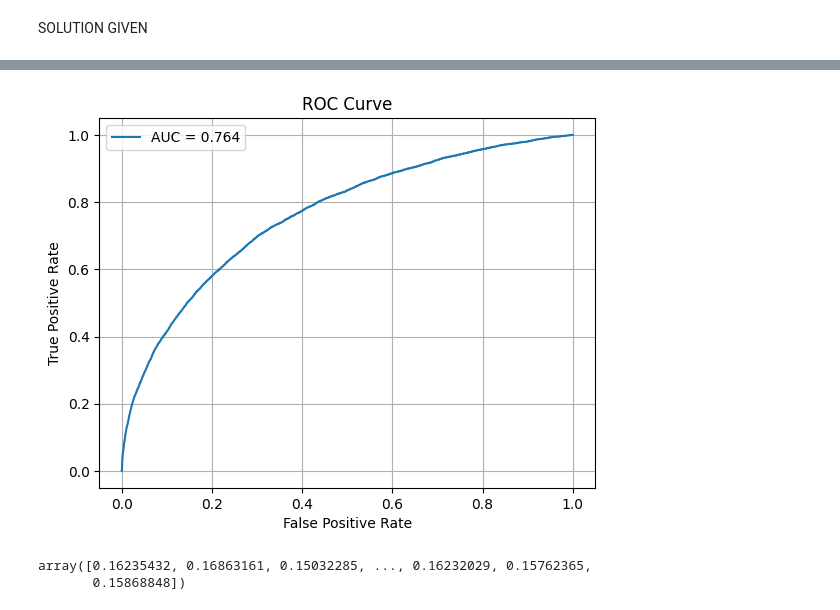
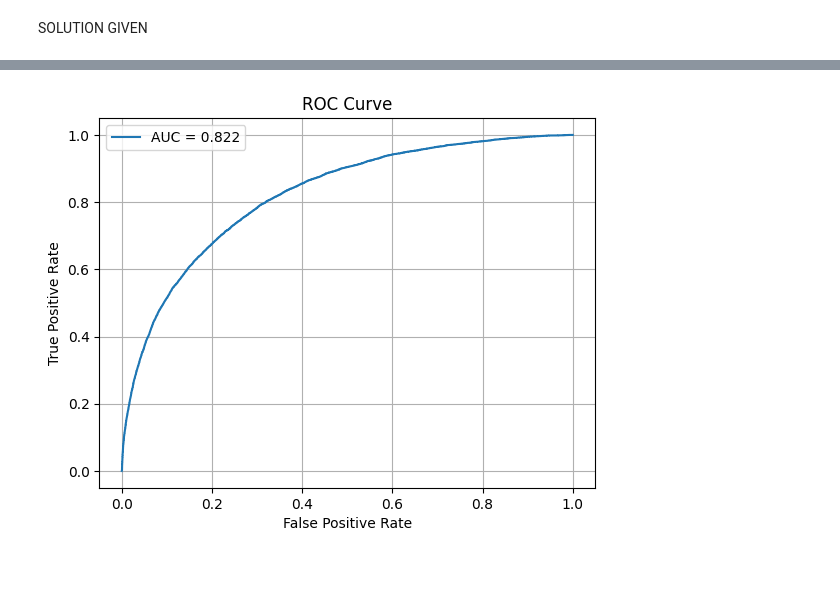
Before and after one commit to hanggao811/AnomalyDetectionLIGO, a Jupyter notebook: AE_simplest.ipynb, the cells around one changed output, grey strips where cells are left out. Cells and saved outputs as stored; diff of their text form; code cells hidden in the pictures; blank space fills up the shorter version.

Commit message:
with real and imag trained and kinks cusps tested

```diff
--- a/AE_simplest.ipynb
+++ b/AE_simplest.ipynb
@@ -100,6 +117,8 @@ sglf_train = add_correlation_channel(sglf_train)
 sglf_test = add_correlation_channel(sglf_test)
 background_test_data = add_correlation_channel(background_test_data)
 signal_test_data = add_correlation_channel(signal_test_data)
+kinks = add_correlation_channel(kinks)
+cusps = add_correlation_channel(cusps)
 # %%
 # Add Psd channel using Welch with shape (N_samples, 101)
 fs = 4096
@@ -231,21 +258,32 @@ class Autoencoder:
         decoder_output = layers.Conv1DTranspose(filters=self.f1, kernel_size=self.k1, strides=1, padding="same")(x)
         print(decoder_output.shape)
 
-        # STFT Head
-        print("STFT layer shape")
+        # STFT real Head
+        print("STFT real layer shape")
         stft_x = layers.Flatten()(latent_x)
         print(stft_x.shape)
         stft_x = layers.Dense(self.stft_shape[0]*self.stft_shape[1])(stft_x)
         print(stft_x.shape)
         stft_x = layers.Reshape((self.stft_shape[0],self.stft_shape[1]))(stft_x)
         print(stft_x.shape)
-        stft_output = layers.Conv1D(filters=self.stft_shape[1], kernel_size=1, strides=1, padding="same")(stft_x)
-        print(stft_output.shape)
+        stft_x_output = layers.Conv1D(filters=self.stft_shape[1], kernel_size=1, strides=1, padding="same")(stft_x)
+        print(stft_x_output.shape)
+
+        # STFT imag Head
+        print("STFT imag layer shape")
+        stft_y = layers.Flatten()(latent_x)
+        print(stft_y.shape)
+        stft_y = layers.Dense(self.stft_shape[0]*self.stft_shape[1])(stft_y)
+        print(stft_y.shape)
+        stft_y = layers.Reshape((self.stft_shape[0],self.stft_shape[1]))(stft_y)
+        print(stft_y.shape)
+        stft_y_output = layers.Conv1D(filters=self.stft_shape[1], kernel_size=1, strides=1, padding="same")(stft_y)
+        print(stft_y_output.shape)
 
 
-        self.model_ = keras.Model(inputs, outputs={"reconstructed_signal": decoder_output, "predicted_stft": stft_output })
-        self.model_.compile(loss={"reconstructed_signal": "mse","predicted_stft": "mse"},
-                            loss_weights={"reconstructed_signal": 1,"predicted_stft": 0.3},
+        self.model_ = keras.Model(inputs, outputs={"reconstructed_signal": decoder_output, "predicted_x_stft": stft_x_output, 'predicted_y_stft': stft_y_output})
+        self.model_.compile(loss={"reconstructed_signal": "mse","predicted_x_stft": "mse","predicted_y_stft": "mse"},
+                            loss_weights={"reconstructed_signal": 1,"predicted_x_stft": 0.3,"predicted_y_stft": 0.3},
                             optimizer=keras.optimizers.Adam(learning_rate=self.lr))
 
 
@@ -256,14 +294,14 @@ param_set = [
     {'batch_size': 256, 'dropout': 0.1, 'epochs': 50, 'f1': 32, 'f2': 16, 'f5': 3, 'k1': 16,  'k2': 32, 'k3': 64, 'k4': 128,  'k5': 5,  'lr': 0.001, 's1': 2, 's2': 2}, #0.978,0.984,0.280, before that(no correlation) 0.658,0.413,0.348
     #same feature but adding one more layer at the beginnning to make it symmetry without correlation #(None, 200, 32) (None, 100, 32) (None, 50, 16) (None, 100, 16) (None, 200, 32) (None, 200, 2)  0.942 0.968 0.346 no correlation gives 0.799 0.404 0.322
     #its not perfectly symmetric, let me try this
-    {'batch_size': 256, 'dropout': 0.1, 'epochs': 50, 'f1': 3, 'f2': 8, 'f3': 32, 'f4':128, 'k1': 4,  'k2':8 , 'k3': 16, 'k4':32, 'lr': 0.001, 's1': 1, 's2': 2, 's3':2, 's4':1}
+    {'batch_size': 700, 'dropout': 0.1, 'epochs': 50, 'f1': 3, 'f2': 8, 'f3': 32, 'f4':128, 'k1': 4,  'k2':8 , 'k3': 16, 'k4':32, 'lr': 0.001, 's1': 1, 's2': 2, 's3':2, 's4':1}
 
 
 ]
 params = param_set[1]
 AE = Autoencoder(input_shape=(200, 3),stft_shape=bg_train_stft.shape[1:], **params)
 AE.build_model()
-AE.model_.fit(background_train,{"reconstructed_signal":background_train,"predicted_stft":bg_train_stft},epochs=AE.epochs,batch_size=AE.batch_size,validation_split=0.2,verbose=1,callbacks=[EarlyStopping(monitor='val_loss', patience=5, restore_best_weights=True)])
+AE.model_.fit(background_train,{"reconstructed_signal":background_train,"predicted_x_stft":np.real(bg_train_stft),'predicted_y_stft':np.imag(bg_train_stft)},epochs=AE.epochs,batch_size=AE.batch_size,validation_split=0.2,verbose=1,callbacks=[EarlyStopping(monitor='val_loss', patience=5, restore_best_weights=True)])
 # %% [output]
 Encoder layer shape
 (None, 200, 3)
@@ -326,15 +324,15 @@ array([[[-0.11037654+0.00000000e+00j,  0.45128176+0.00000000e+00j,
 # %%
-test_pred = AE.predict(signal_test_data)['predicted_stft']
-bg_pred = AE.predict(background_test_data)['predicted_stft']
-test_mse = np.mean((test_pred - abs(signal_test_data_stft))**2,axis=(1,2))
-bg_mse = np.mean((bg_pred - abs(background_test_data_stft))**2,axis=(1,2))
+test_pred = AE.predict(signal_test_data)['predicted_x_stft']+1j*AE.predict(signal_test_data)['predicted_y_stft']
+bg_pred = AE.predict(background_test_data)['predicted_x_stft']+1j*AE.predict(background_test_data)['predicted_y_stft']
+test_mse = np.mean((test_pred - signal_test_data_stft)**2,axis=(1,2))
+bg_mse = np.mean((bg_pred - background_test_data_stft)**2,axis=(1,2))
 test_result = np.concatenate([bg_mse,test_mse])
 true = np.concatenate([np.zeros(bg_pred.shape[0]),np.ones(test_pred.shape[0])])
 # print(min(test_mse),max(test_mse),np.mean(test_mse))
 # print(min(bg_mse),max(bg_mse),np.mean(bg_mse))
 
-fpr, tpr, thresholds = roc_curve(true, test_result)
-auc_sg = roc_auc_score(true, test_result)
+fpr, tpr, thresholds = roc_curve(true, abs(test_result))
+auc_sg = roc_auc_score(true, abs(test_result))
 plt.plot(fpr, tpr,label=f'AUC = {auc_sg:.3f}')
 plt.xlabel("False Positive Rate")
 plt.ylabel("True Positive Rate")
@@ -348,7 +348,2 @@ plt.show()
-[figure, old version]
+[figure, new version]
-# %%
-bg_mse
-# %% [output]
-array([0.16235432, 0.16863161, 0.15032285, ..., 0.16232029, 0.15762365,
-       0.15868848])
 # %%
```
Also changed, not shown: parts of 10 cells of this notebook.
